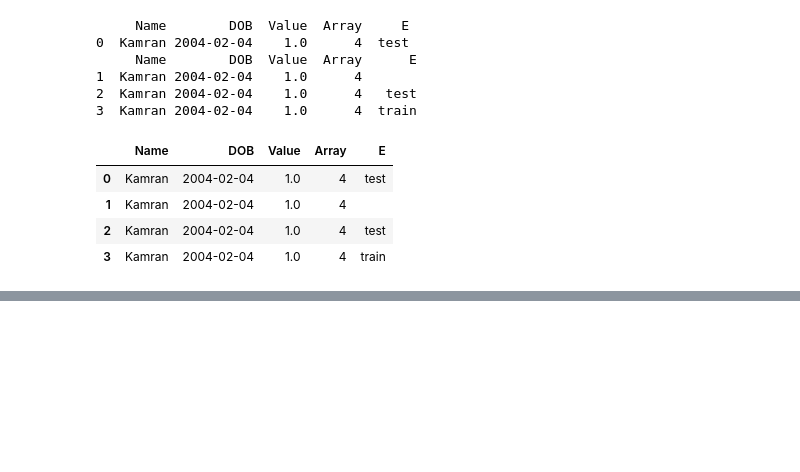
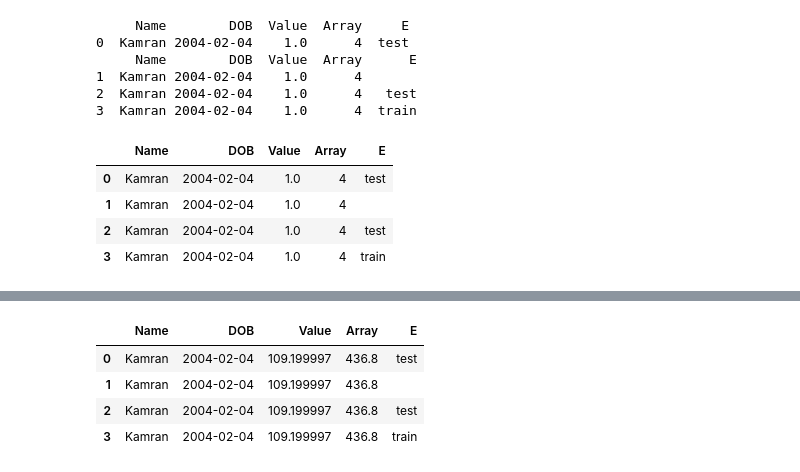
Before and after one commit to kamranshahid56-tech/Python_Practice-Numpy-Pandas-, a Jupyter notebook: python_practice.ipynb, the cells around one changed output, grey strips where cells are left out. Saved outputs shown, nothing was run; the diff lists cells and outputs as text; code cells hidden in the pictures; blank space fills up the shorter version.

```diff
--- a/python_practice.ipynb
+++ b/python_practice.ipynb
@@ -2307,0 +2530,8 @@ pd.concat(pieces)
+# %%
+df2
+# %% [output]
+|  | Name | DOB | Value | Array | E |
+| 0 | Kamran | 2004-02-04 | 109.199997 | 436.8 | test |
+| 1 | Kamran | 2004-02-04 | 109.199997 | 436.8 |  |
+| 2 | Kamran | 2004-02-04 | 109.199997 | 436.8 | test |
+| 3 | Kamran | 2004-02-04 | 109.199997 | 436.8 | train |
```
Also changed, not shown: parts of 23 cells of this notebook.
